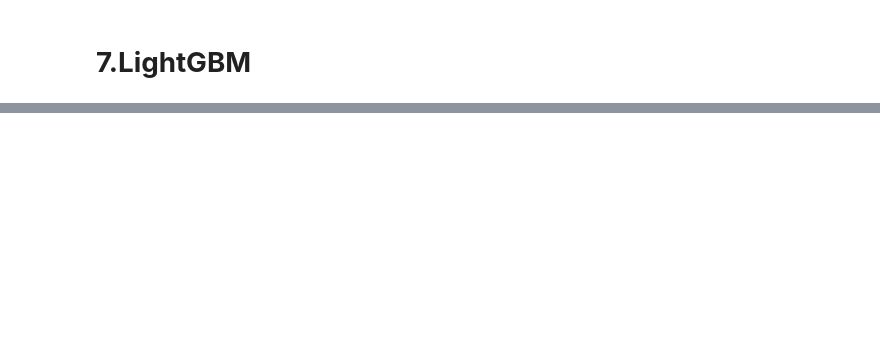
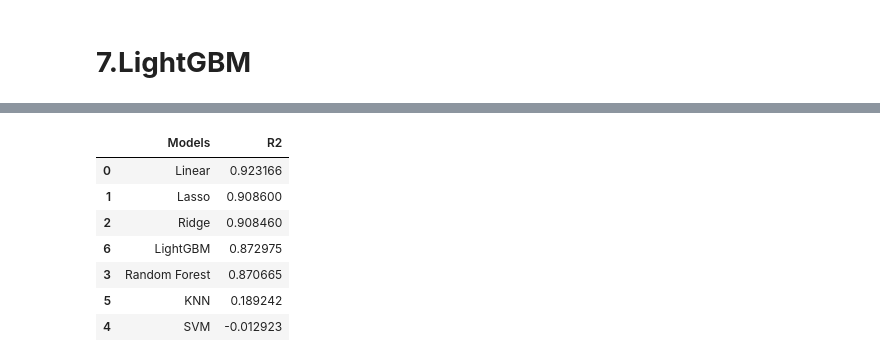
Before and after one commit to torchflash/MMAI831-AIOS-Assignment, a Jupyter notebook: Tony/AIOS_assignment.ipynb, the cells around one changed output, grey strips where cells are left out. Drawn from its saved outputs; the diff is of its cells as text; code cells hidden in the pictures; blank space fills up the shorter version.

```diff
--- a/Tony/AIOS_assignment.ipynb
+++ b/Tony/AIOS_assignment.ipynb
@@ -276,0 +313,12 @@ Mean Absolute Percentage Difference (MAPD): 5.830810487373542
+# %%
+R2 = R2.sort_values(by='R2',ascending=False)
+R2
+# %% [output]
+|  | Models | R2 |
+| 0 | Linear | 0.923166 |
+| 1 | Lasso | 0.908600 |
+| 2 | Ridge | 0.908460 |
+| 6 | LightGBM | 0.872975 |
+| 3 | Random Forest | 0.870665 |
+| 5 | KNN | 0.189242 |
+| 4 | SVM | -0.012923 |
```
Also changed, not shown: parts of 23 cells of this notebook.
